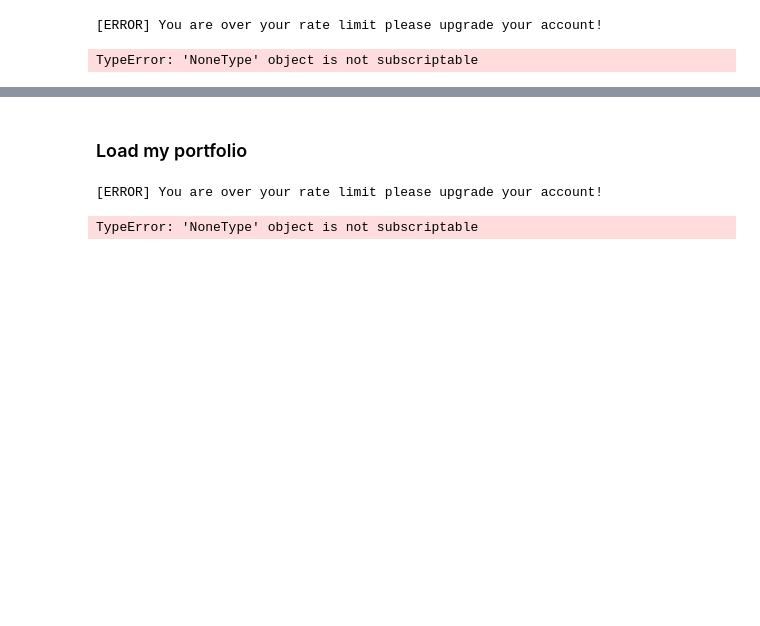
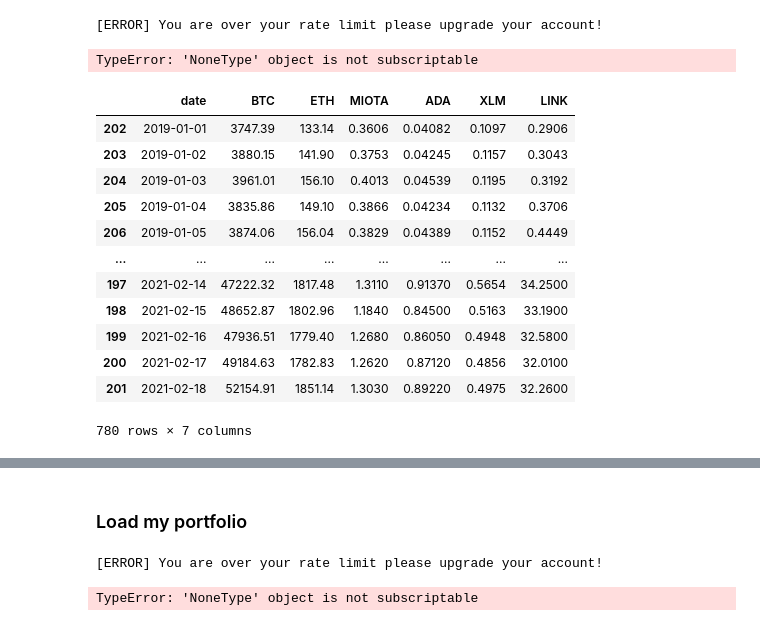
Before and after one commit to jaal5/cryptoportfolio, a Jupyter notebook: cryptocompare.ipynb, the cells around one changed output, grey strips where cells are left out. Saved outputs shown, nothing was run; the diff lists cells and outputs as text; code cells hidden in the pictures; blank space fills up the shorter version.

```diff
--- a/cryptocompare.ipynb
+++ b/cryptocompare.ipynb
@@ -70,0 +68,24 @@ df_may20_july20.to_csv('./data/jul20_.csv')
+# %%
+df_hist_all = pd.DataFrame()
+
+for fname in os.listdir('./data/'):
+    df = pd.read_csv('./data/' + fname, index_col=0)
+    df_hist_all = pd.concat([df_hist_all,df]).reset_index(drop = True)
+df_hist_all['date'] = pd.to_datetime(df_hist_all.date)
+
+df_hist_all = df_hist_all.sort_values(by = 'date').drop_duplicates(subset = 'date')
+df_hist_all
+# %% [output]
+|  | date | BTC | ETH | MIOTA | ADA | XLM | LINK |
+| 202 | 2019-01-01 | 3747.39 | 133.14 | 0.3606 | 0.04082 | 0.1097 | 0.2906 |
+| 203 | 2019-01-02 | 3880.15 | 141.90 | 0.3753 | 0.04245 | 0.1157 | 0.3043 |
+| 204 | 2019-01-03 | 3961.01 | 156.10 | 0.4013 | 0.04539 | 0.1195 | 0.3192 |
+| 205 | 2019-01-04 | 3835.86 | 149.10 | 0.3866 | 0.04234 | 0.1132 | 0.3706 |
+| 206 | 2019-01-05 | 3874.06 | 156.04 | 0.3829 | 0.04389 | 0.1152 | 0.4449 |
+| ... | ... | ... | ... | ... | ... | ... | ... |
+| 197 | 2021-02-14 | 47222.32 | 1817.48 | 1.3110 | 0.91370 | 0.5654 | 34.2500 |
+| 198 | 2021-02-15 | 48652.87 | 1802.96 | 1.1840 | 0.84500 | 0.5163 | 33.1900 |
+| 199 | 2021-02-16 | 47936.51 | 1779.40 | 1.2680 | 0.86050 | 0.4948 | 32.5800 |
+| 200 | 2021-02-17 | 49184.63 | 1782.83 | 1.2620 | 0.87120 | 0.4856 | 32.0100 |
+| 201 | 2021-02-18 | 52154.91 | 1851.14 | 1.3030 | 0.89220 | 0.4975 | 32.2600 |
+780 rows × 7 columns
```
Also changed, not shown: parts of 10 cells of this notebook, 2 other files.
